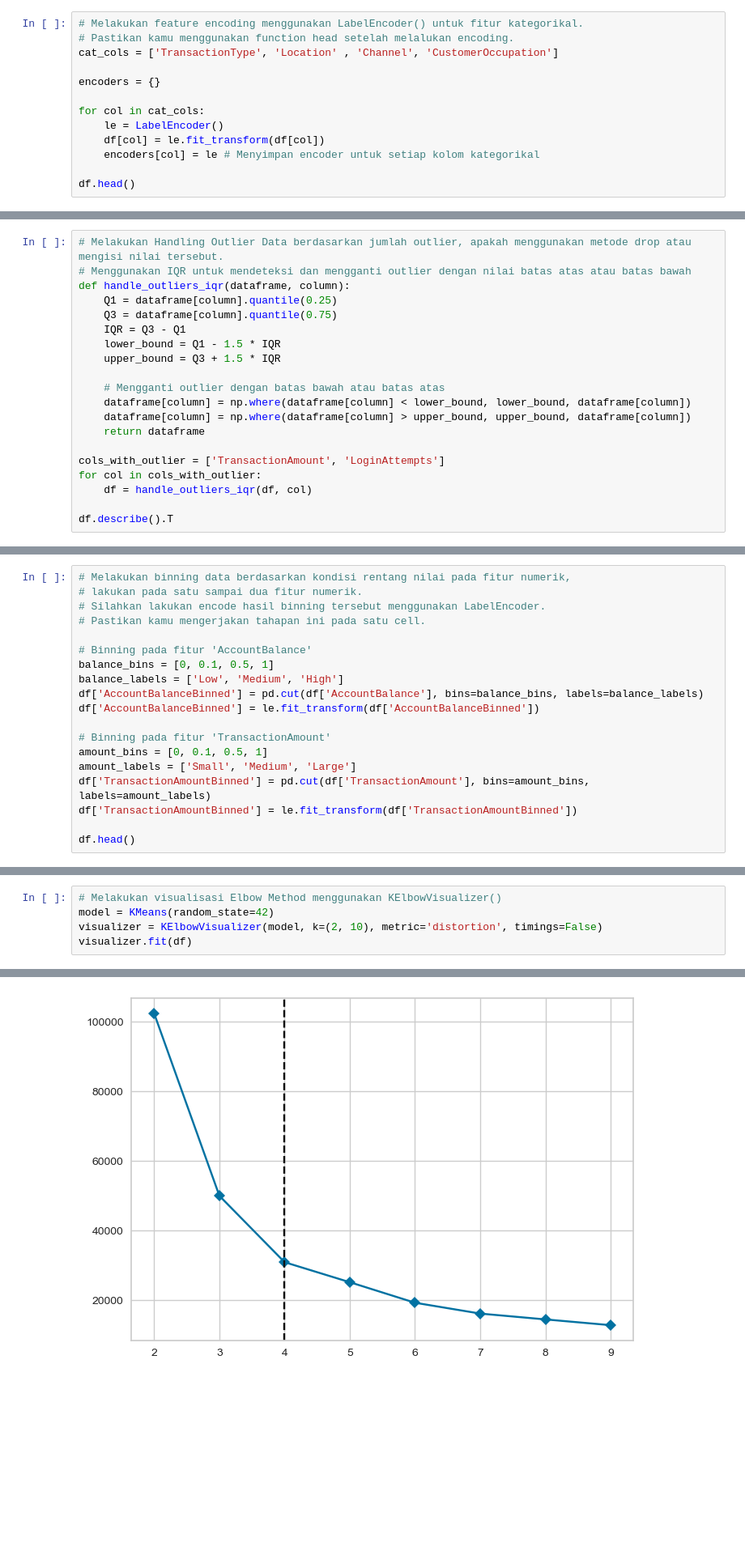
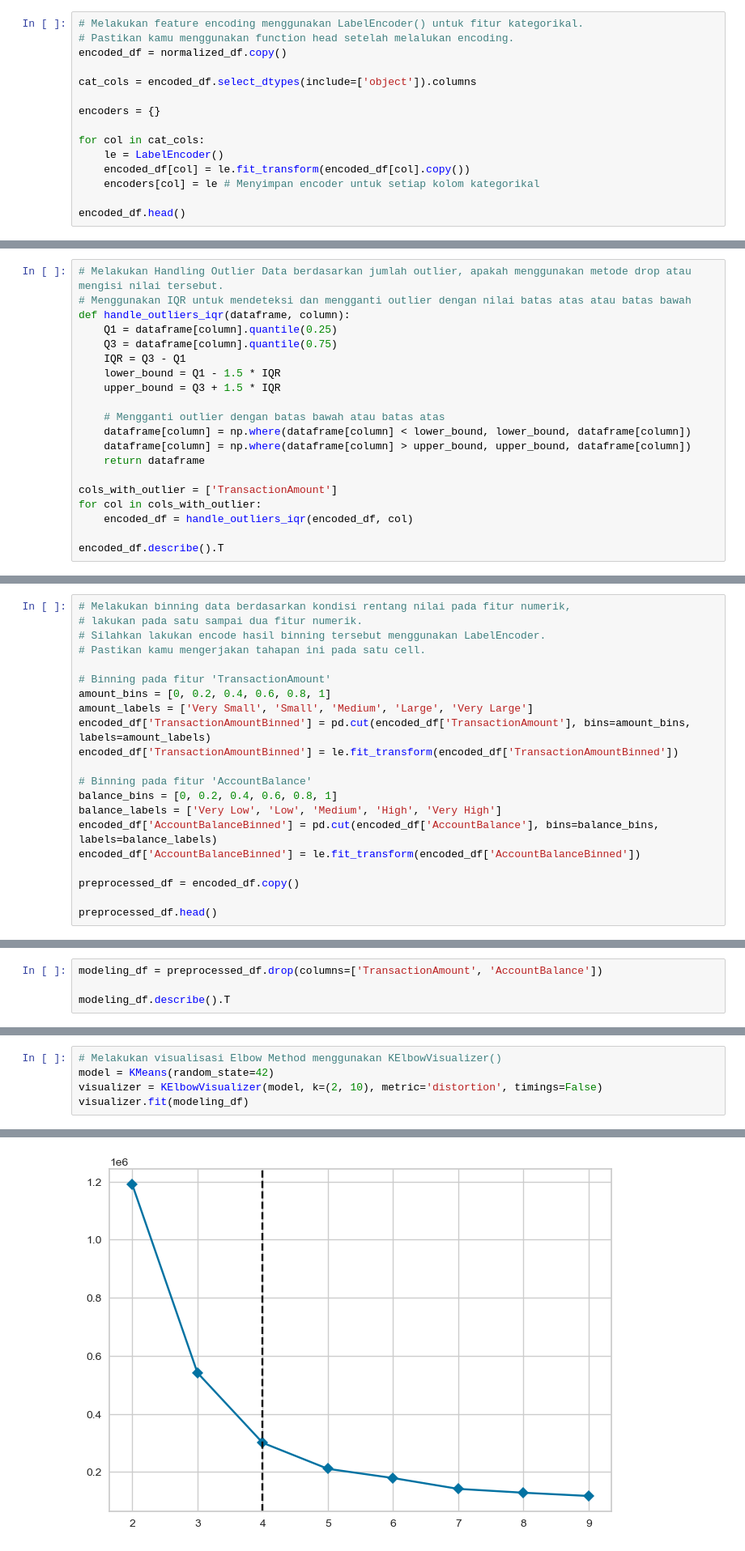
Before and after one commit to Sulbae/ML-Supervised-Unsupervised, a Jupyter notebook: [Clustering]_Submission_Akhir_BMLP_Anggun-Sulis-Setyawan.ipynb, the cells around one changed output, grey strips where cells are left out. Shown at 81% size. Drawn from its saved outputs; the diff is of its cells as text; blank space fills up the shorter version.

```diff
--- a/[Clustering]_Submission_Akhir_BMLP_Anggun-Sulis-Setyawan.ipynb
+++ b/[Clustering]_Submission_Akhir_BMLP_Anggun-Sulis-Setyawan.ipynb
@@ -346,14 +400,16 @@ df.head()
 # %%
 # Melakukan feature encoding menggunakan LabelEncoder() untuk fitur kategorikal.
 # Pastikan kamu menggunakan function head setelah melalukan encoding.
-cat_cols = ['TransactionType', 'Location' , 'Channel', 'CustomerOccupation']
+encoded_df = normalized_df.copy()
+
+cat_cols = encoded_df.select_dtypes(include=['object']).columns
 
 encoders = {}
 
 for col in cat_cols:
     le = LabelEncoder()
-    df[col] = le.fit_transform(df[col])
+    encoded_df[col] = le.fit_transform(encoded_df[col].copy())
     encoders[col] = le # Menyimpan encoder untuk setiap kolom kategorikal
 
-df.head()
+encoded_df.head()
 # %% [output]
@@ -397,10 +468,10 @@ def handle_outliers_iqr(dataframe, column):
     dataframe[column] = np.where(dataframe[column] > upper_bound, upper_bound, dataframe[column])
     return dataframe
 
-cols_with_outlier = ['TransactionAmount', 'LoginAttempts']
+cols_with_outlier = ['TransactionAmount']
 for col in cols_with_outlier:
-    df = handle_outliers_iqr(df, col)
+    encoded_df = handle_outliers_iqr(encoded_df, col)
 
-df.describe().T
+encoded_df.describe().T
 # %% [output]
 |  | count | mean | std | min | 25% | 50% | 75% | max |
@@ -419,17 +488,19 @@ df.describe().T
 # Silahkan lakukan encode hasil binning tersebut menggunakan LabelEncoder.
 # Pastikan kamu mengerjakan tahapan ini pada satu cell.
 
+# Binning pada fitur 'TransactionAmount'
+amount_bins = [0, 0.2, 0.4, 0.6, 0.8, 1]
+amount_labels = ['Very Small', 'Small', 'Medium', 'Large', 'Very Large']
+encoded_df['TransactionAmountBinned'] = pd.cut(encoded_df['TransactionAmount'], bins=amount_bins, labels=amount_labels)
+encoded_df['TransactionAmountBinned'] = le.fit_transform(encoded_df['TransactionAmountBinned'])
+
 # Binning pada fitur 'AccountBalance'
-balance_bins = [0, 0.1, 0.5, 1]
-balance_labels = ['Low', 'Medium', 'High']
-df['AccountBalanceBinned'] = pd.cut(df['AccountBalance'], bins=balance_bins, labels=balance_labels)
-df['AccountBalanceBinned'] = le.fit_transform(df['AccountBalanceBinned'])
+balance_bins = [0, 0.2, 0.4, 0.6, 0.8, 1]
+balance_labels = ['Very Low', 'Low', 'Medium', 'High', 'Very High']
+encoded_df['AccountBalanceBinned'] = pd.cut(encoded_df['AccountBalance'], bins=balance_bins, labels=balance_labels)
+encoded_df['AccountBalanceBinned'] = le.fit_transform(encoded_df['AccountBalanceBinned'])
 
-# Binning pada fitur 'TransactionAmount'
-amount_bins = [0, 0.1, 0.5, 1]
-amount_labels = ['Small', 'Medium', 'Large']
-df['TransactionAmountBinned'] = pd.cut(df['TransactionAmount'], bins=amount_bins, labels=amount_labels)
-df['TransactionAmountBinned'] = le.fit_transform(df['TransactionAmountBinned'])
+preprocessed_df = encoded_df.copy()
 
-df.head()
+preprocessed_df.head()
 # %% [output]
@@ -467,0 +537,4 @@ df.describe().T
+# %%
+modeling_df = preprocessed_df.drop(columns=['TransactionAmount', 'AccountBalance'])
+
+modeling_df.describe().T
@@ -468,12 +550,12 @@ df.describe().T
 # %%
 # Melakukan visualisasi Elbow Method menggunakan KElbowVisualizer()
 model = KMeans(random_state=42)
 visualizer = KElbowVisualizer(model, k=(2, 10), metric='distortion', timings=False)
-visualizer.fit(df)
+visualizer.fit(modeling_df)
 # %% [output]
 KElbowVisualizer(ax=<Axes: >, estimator=KMeans(n_clusters=9, random_state=42),
                  k=(2, 10), timings=False)
-[figure, old version]
+[figure, new version]
 # %% [markdown]
 _Insight_:
 * Berdasarkan grafik, Elbow terlihat pada nilai k = 4 sehingga jumlah cluster optimalnyna sebanyak 4.
```
Also changed, not shown: parts of 53 cells of this notebook, 2 other files.
